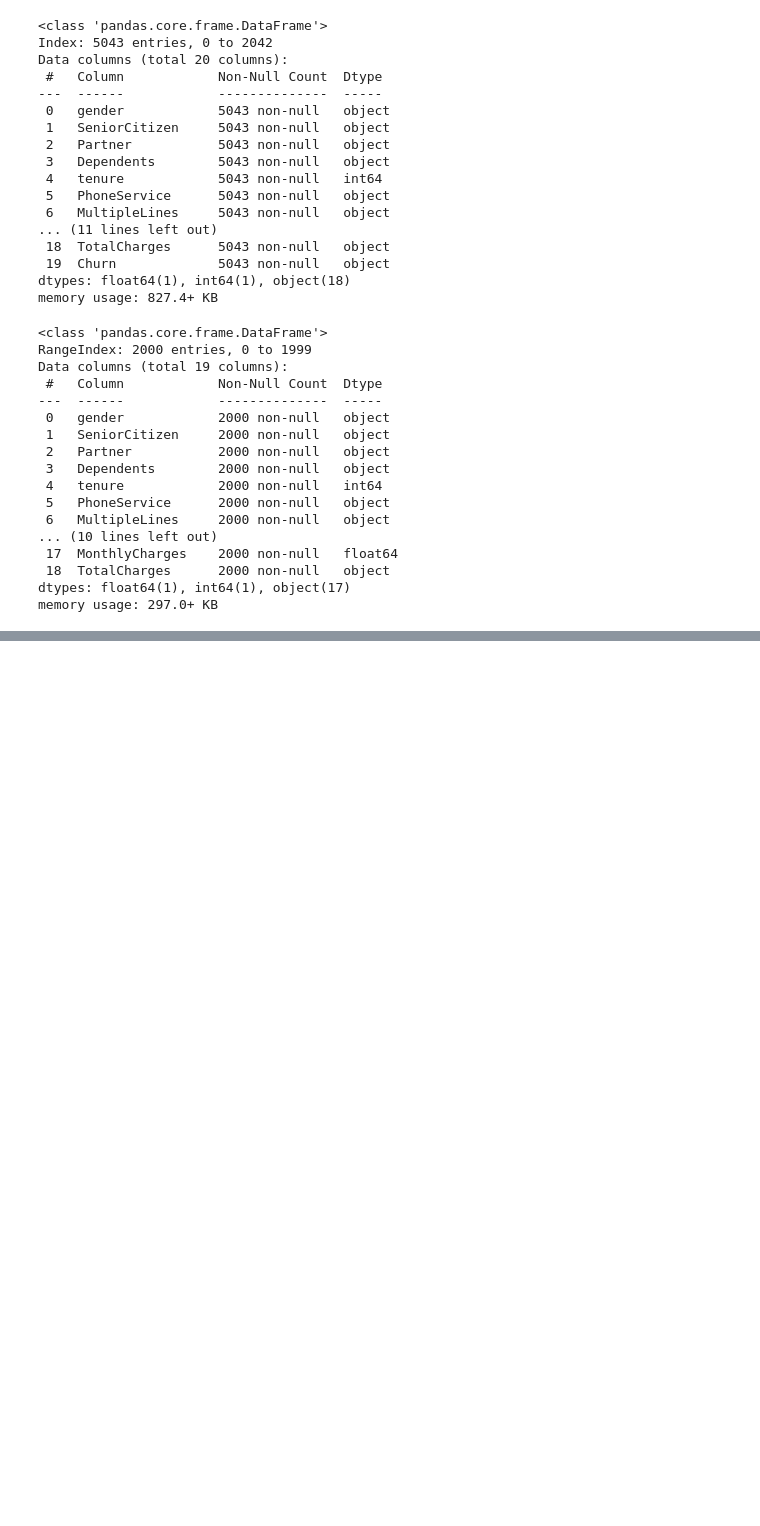
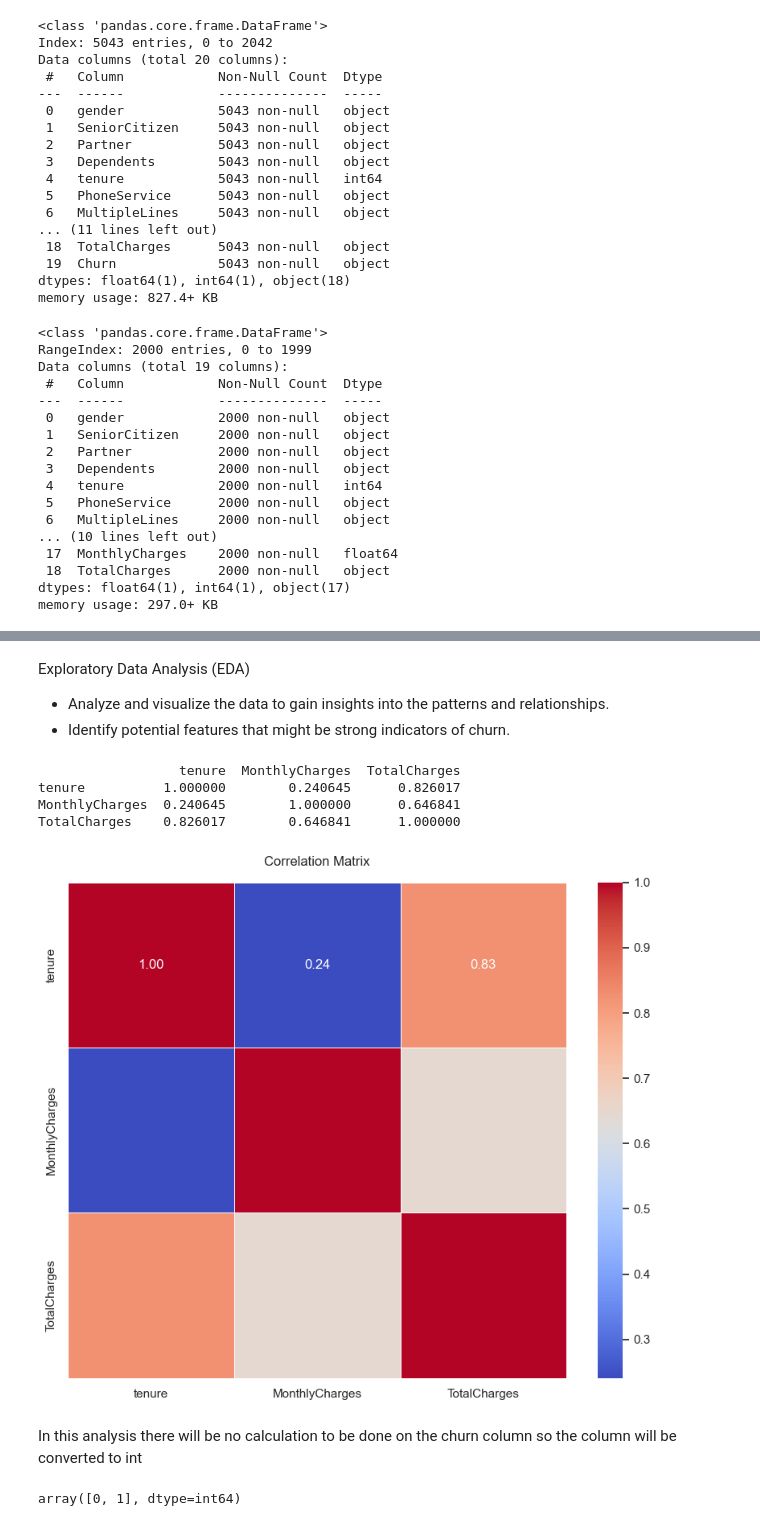
Before and after one commit to BrianBassey37/Project_Portfolio, a Jupyter notebook: Telco_churn/Telco_churn_notebook.ipynb, the cells around one changed output, grey strips where cells are left out. Drawn from its saved outputs; the diff is of its cells as text; code cells hidden in the pictures; blank space fills up the shorter version.

```diff
--- a/Telco_churn/Telco_churn_notebook.ipynb
+++ b/Telco_churn/Telco_churn_notebook.ipynb
@@ -634,0 +457,3 @@ data_1.describe()
+# %%
+train_data['TotalCharges'] = pd.to_numeric(train_data['TotalCharges'], errors='coerce')
+test_data['TotalCharges'] = pd.to_numeric(test_data['TotalCharges'], errors='coerce')
@@ -634,0 +500,3 @@ data_1.describe()
+# %%
+train_data['TotalCharges'].fillna(train_data['TotalCharges'].mean(), inplace=True)
+test_data['TotalCharges'].fillna(test_data['TotalCharges'].mean(), inplace=True)
@@ -634,0 +546,3 @@ data_1.describe()
+# %%
+train_cat = train_data.select_dtypes(include='object').columns
+train_num = train_data.select_dtypes(exclude='object').columns
@@ -634,0 +598,29 @@ data_1.describe()
+# %% [markdown]
+Exploratory Data Analysis (EDA)
+- Analyze and visualize the data to gain insights into the patterns and relationships.
+- Identify potential features that might be strong indicators of churn.
+# %%
+train_data_num = train_data[train_num]
+correlation_matrix = train_data_num.corr()
+print(correlation_matrix)
+# %% [output]
+                  tenure  MonthlyCharges  TotalCharges
+tenure          1.000000        0.240645      0.826017
+MonthlyCharges  0.240645        1.000000      0.646841
+TotalCharges    0.826017        0.646841      1.000000
+# %%
+sns.set(style="white")
+plt.figure(figsize=(10, 8))
+heatmap = sns.heatmap(correlation_matrix, annot=True, cmap="coolwarm", fmt=".2f", linewidths=0.5)
+heatmap.set_title("Correlation Matrix", pad=15)
+plt.savefig("correlation_heatmap.png")
+plt.show()
+# %% [output]
+[figure, added]
+# %% [markdown]
+In this analysis there will be no calculation to be done on the churn column so the column will be converted to int
+# %%
+train_data['Churn'] = train_data['Churn'].replace({'Yes': 1, 'No': 0})
+train_data['Churn'].unique()
+# %% [output]
+array([0, 1], dtype=int64)
```
Also changed, not shown: parts of 41 cells of this notebook, 9 other files.
